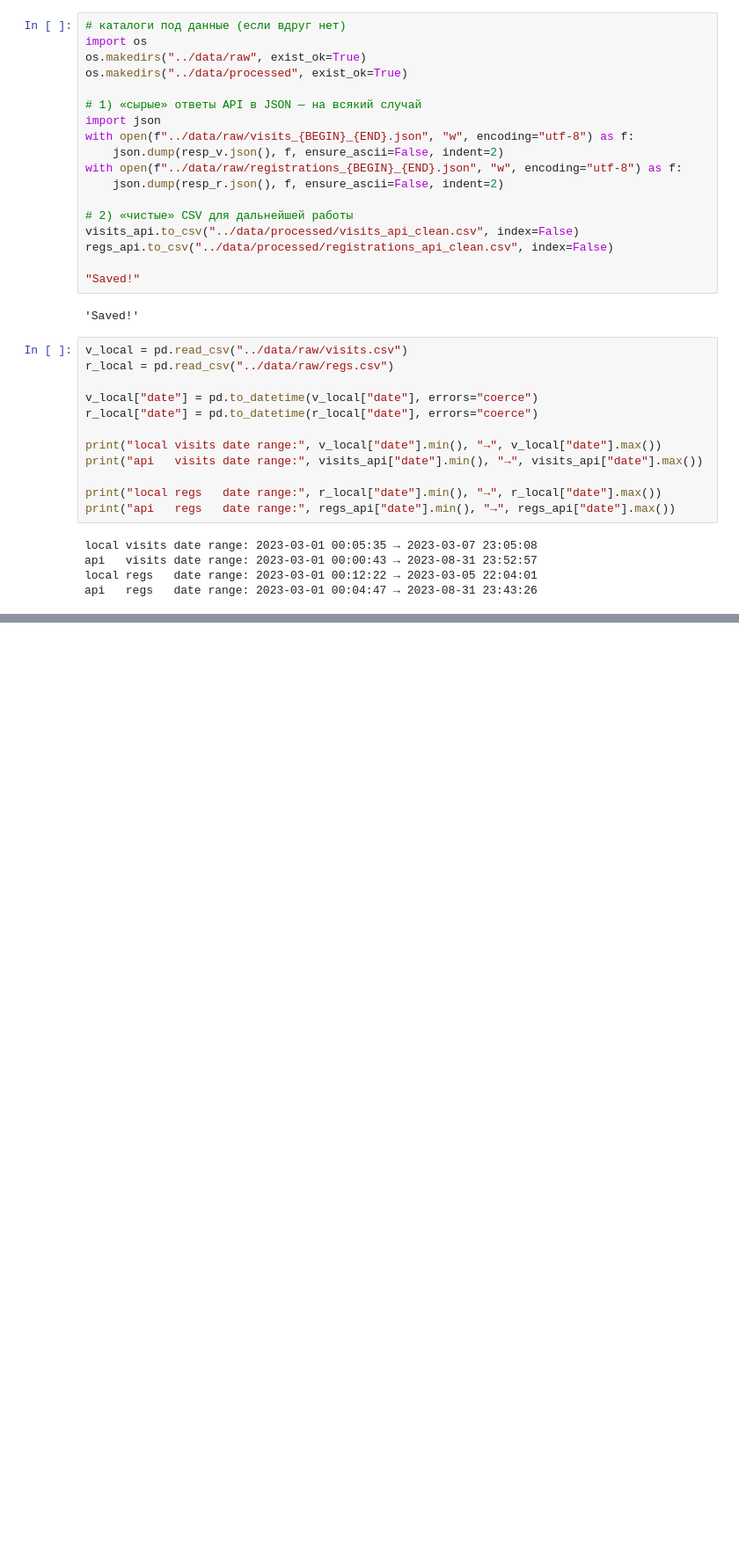
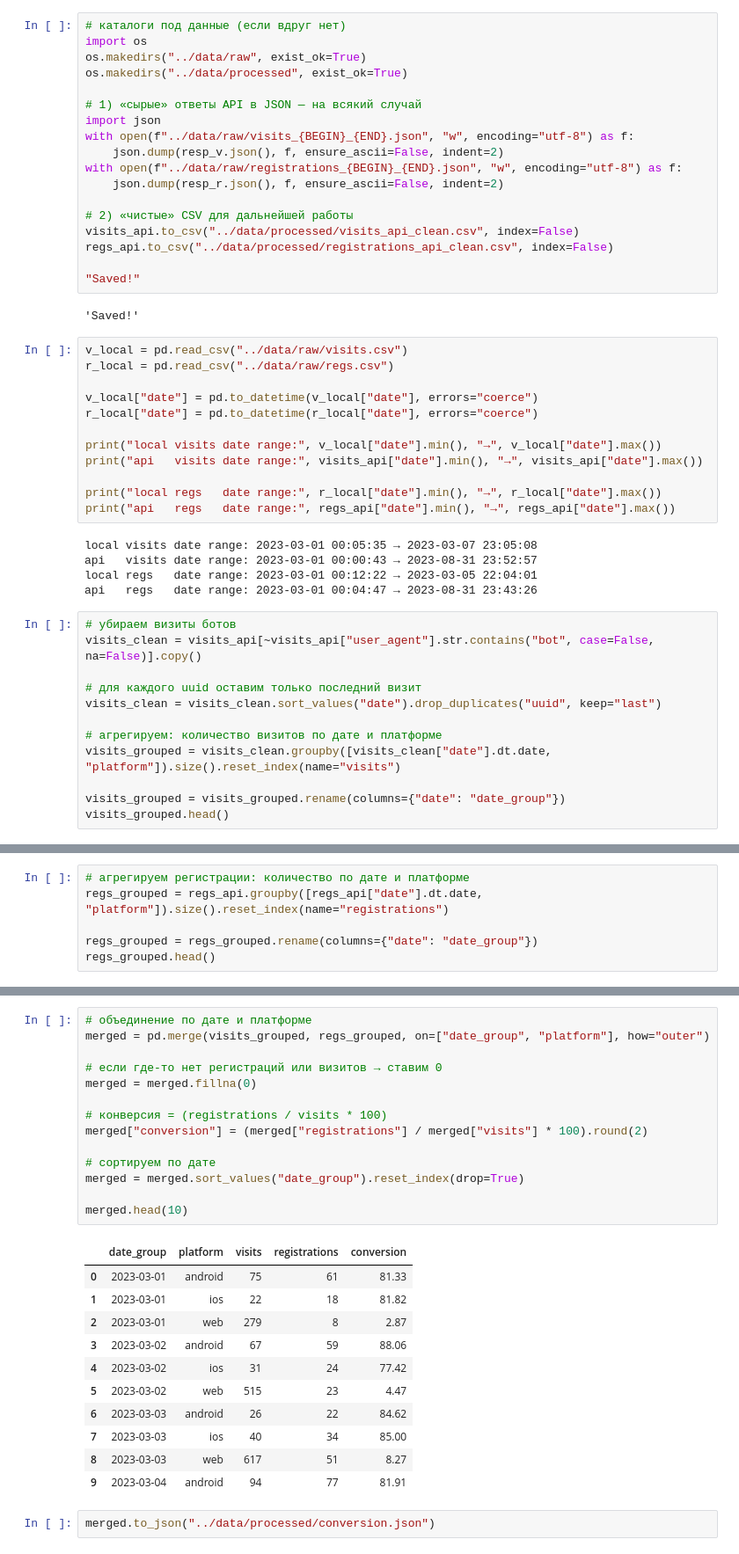
Before and after one commit to Alwson/data-analytics-project-100, a Jupyter notebook: notebooks/02_data_prep.ipynb, the cells around one changed output, grey strips where cells are left out. Shown at 88% size. Drawn from its saved outputs; the diff is of its cells as text; blank space fills up the shorter version.

```diff
--- a/notebooks/02_data_prep.ipynb
+++ b/notebooks/02_data_prep.ipynb
@@ -251,3 +251,15 @@ local visits date range: 2023-03-01 00:05:35 → 2023-03-07 23:05:08
 api   visits date range: 2023-03-01 00:00:43 → 2023-08-31 23:52:57
 local regs   date range: 2023-03-01 00:12:22 → 2023-03-05 22:04:01
 api   regs   date range: 2023-03-01 00:04:47 → 2023-08-31 23:43:26
+# %%
+# убираем визиты ботов
+visits_clean = visits_api[~visits_api["user_agent"].str.contains("bot", case=False, na=False)].copy()
+
+# для каждого uuid оставим только последний визит
+visits_clean = visits_clean.sort_values("date").drop_duplicates("uuid", keep="last")
+
+# агрегируем: количество визитов по дате и платформе
+visits_grouped = visits_clean.groupby([visits_clean["date"].dt.date, "platform"]).size().reset_index(name="visits")
+
+visits_grouped = visits_grouped.rename(columns={"date": "date_group"})
+visits_grouped.head()
@@ -253,0 +273,6 @@ api   regs   date range: 2023-03-01 00:04:47 → 2023-08-31 23:43:26
+# %%
+# агрегируем регистрации: количество по дате и платформе
+regs_grouped = regs_api.groupby([regs_api["date"].dt.date, "platform"]).size().reset_index(name="registrations")
+
+regs_grouped = regs_grouped.rename(columns={"date": "date_group"})
+regs_grouped.head()
@@ -253,0 +286,28 @@ api   regs   date range: 2023-03-01 00:04:47 → 2023-08-31 23:43:26
+# %%
+# объединение по дате и платформе
+merged = pd.merge(visits_grouped, regs_grouped, on=["date_group", "platform"], how="outer")
+
+# если где-то нет регистраций или визитов → ставим 0
+merged = merged.fillna(0)
+
+# конверсия = (registrations / visits * 100)
+merged["conversion"] = (merged["registrations"] / merged["visits"] * 100).round(2)
+
+# сортируем по дате
+merged = merged.sort_values("date_group").reset_index(drop=True)
+
+merged.head(10)
+# %% [output]
+|  | date_group | platform | visits | registrations | conversion |
+| 0 | 2023-03-01 | android | 75 | 61 | 81.33 |
+| 1 | 2023-03-01 | ios | 22 | 18 | 81.82 |
+| 2 | 2023-03-01 | web | 279 | 8 | 2.87 |
+| 3 | 2023-03-02 | android | 67 | 59 | 88.06 |
+| 4 | 2023-03-02 | ios | 31 | 24 | 77.42 |
+| 5 | 2023-03-02 | web | 515 | 23 | 4.47 |
+| 6 | 2023-03-03 | android | 26 | 22 | 84.62 |
+| 7 | 2023-03-03 | ios | 40 | 34 | 85.00 |
+| 8 | 2023-03-03 | web | 617 | 51 | 8.27 |
+| 9 | 2023-03-04 | android | 94 | 77 | 81.91 |
+# %%
+merged.to_json("../data/processed/conversion.json")
```
Also changed, not shown: parts of 7 cells of this notebook, 1 other file.
